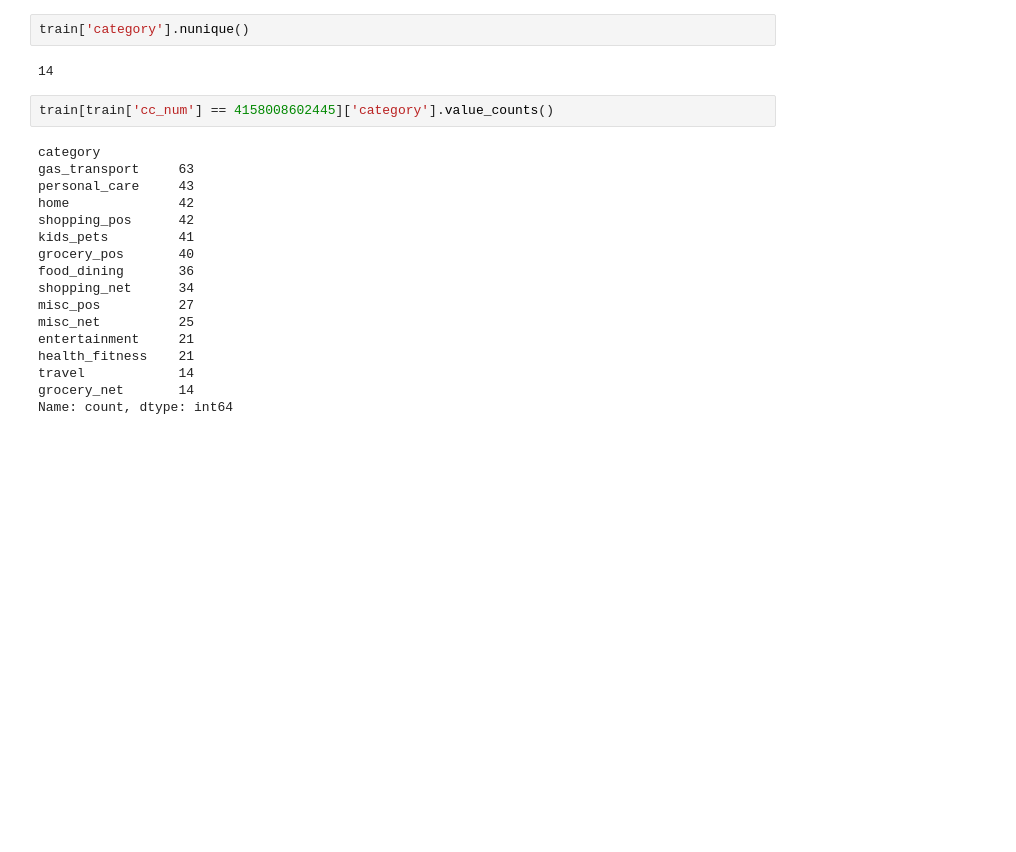
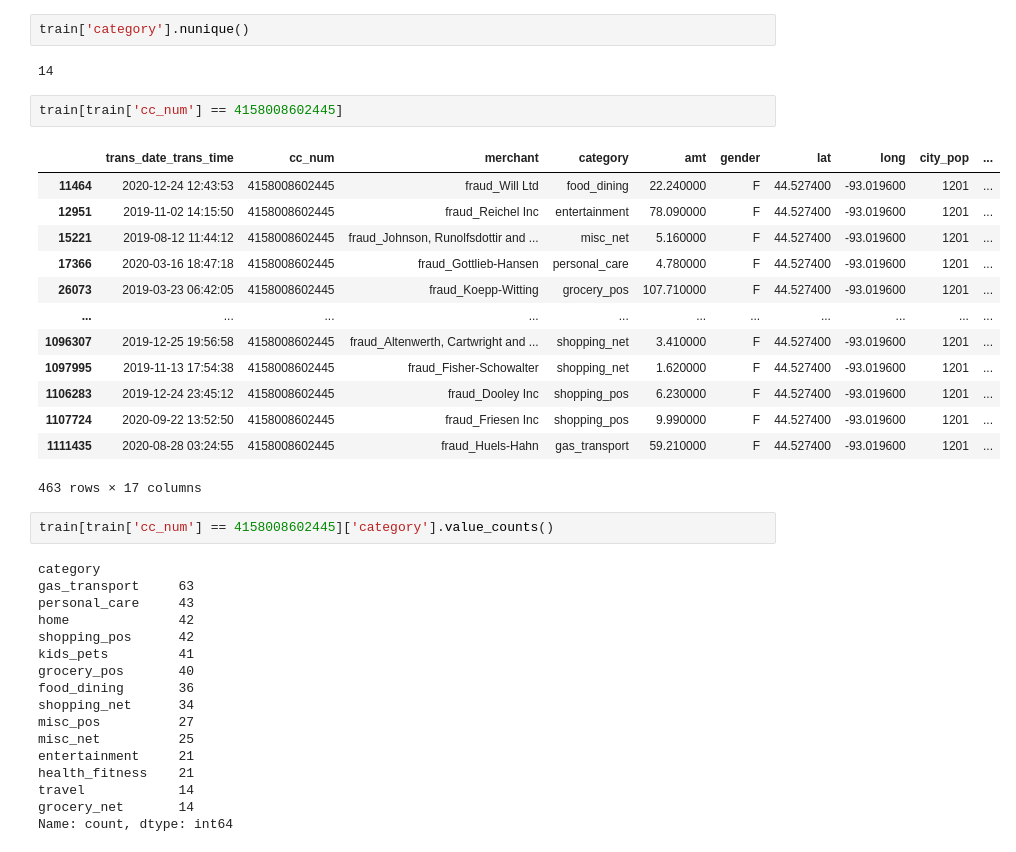
Before and after one commit to haram4th/fintech_pm_data_science, a Jupyter notebook: 09time_series/08사기탐지_신용카드데이터분석02.ipynb, the cells around one changed output. Cells and saved outputs as stored; diff of their text form; blank space fills up the shorter version.

```diff
--- a/09time_series/08사기탐지_신용카드데이터분석02.ipynb
+++ b/09time_series/08사기탐지_신용카드데이터분석02.ipynb
@@ -243,6 +258,22 @@ Name: count, dtype: int64
 train['category'].nunique()
 # %% [output]
 14
+# %%
+train[train['cc_num'] == 4158008602445]
+# %% [output]
+|  | trans_date_trans_time | cc_num | merchant | category | amt | gender | lat | long | city_pop | ... |
+| 11464 | 2020-12-24 12:43:53 | 4158008602445 | fraud_Will Ltd | food_dining | 22.240000 | F | 44.527400 | -93.019600 | 1201 | ... |
+| 12951 | 2019-11-02 14:15:50 | 4158008602445 | fraud_Reichel Inc | entertainment | 78.090000 | F | 44.527400 | -93.019600 | 1201 | ... |
+| 15221 | 2019-08-12 11:44:12 | 4158008602445 | fraud_Johnson, Runolfsdottir and ... | misc_net | 5.160000 | F | 44.527400 | -93.019600 | 1201 | ... |
+| 17366 | 2020-03-16 18:47:18 | 4158008602445 | fraud_Gottlieb-Hansen | personal_care | 4.780000 | F | 44.527400 | -93.019600 | 1201 | ... |
+| 26073 | 2019-03-23 06:42:05 | 4158008602445 | fraud_Koepp-Witting | grocery_pos | 107.710000 | F | 44.527400 | -93.019600 | 1201 | ... |
+| ... | ... | ... | ... | ... | ... | ... | ... | ... | ... | ... |
+| 1096307 | 2019-12-25 19:56:58 | 4158008602445 | fraud_Altenwerth, Cartwright and ... | shopping_net | 3.410000 | F | 44.527400 | -93.019600 | 1201 | ... |
+| 1097995 | 2019-11-13 17:54:38 | 4158008602445 | fraud_Fisher-Schowalter | shopping_net | 1.620000 | F | 44.527400 | -93.019600 | 1201 | ... |
+| 1106283 | 2019-12-24 23:45:12 | 4158008602445 | fraud_Dooley Inc | shopping_pos | 6.230000 | F | 44.527400 | -93.019600 | 1201 | ... |
+| 1107724 | 2020-09-22 13:52:50 | 4158008602445 | fraud_Friesen Inc | shopping_pos | 9.990000 | F | 44.527400 | -93.019600 | 1201 | ... |
+| 1111435 | 2020-08-28 03:24:55 | 4158008602445 | fraud_Huels-Hahn | gas_transport | 59.210000 | F | 44.527400 | -93.019600 | 1201 | ... |
+463 rows × 17 columns
 # %%
 train[train['cc_num'] == 4158008602445]['category'].value_counts()
 # %% [output]
```
Also changed, not shown: parts of 15 cells of this notebook, 9 other files.
